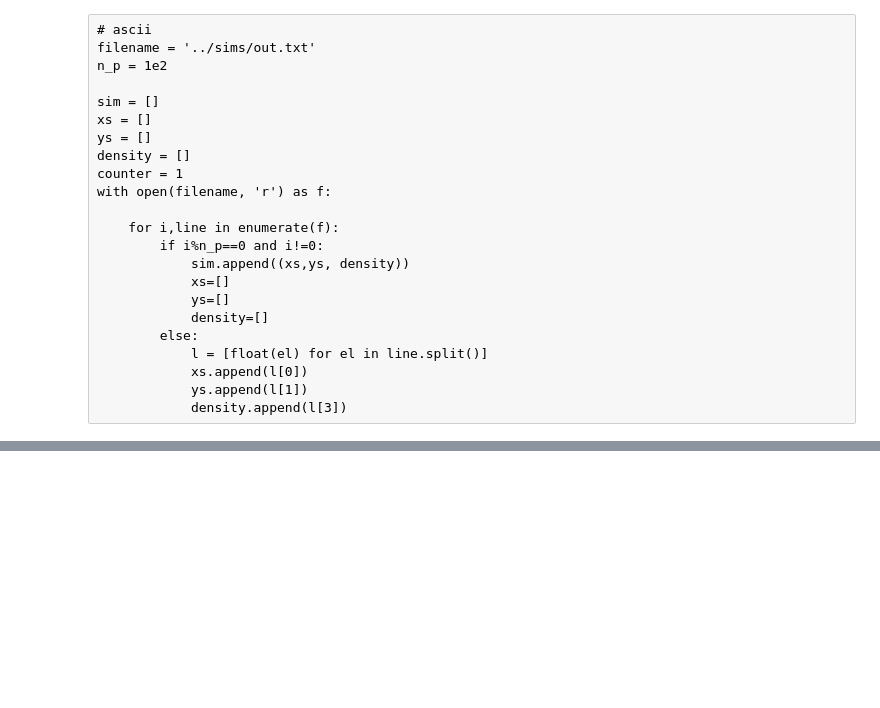
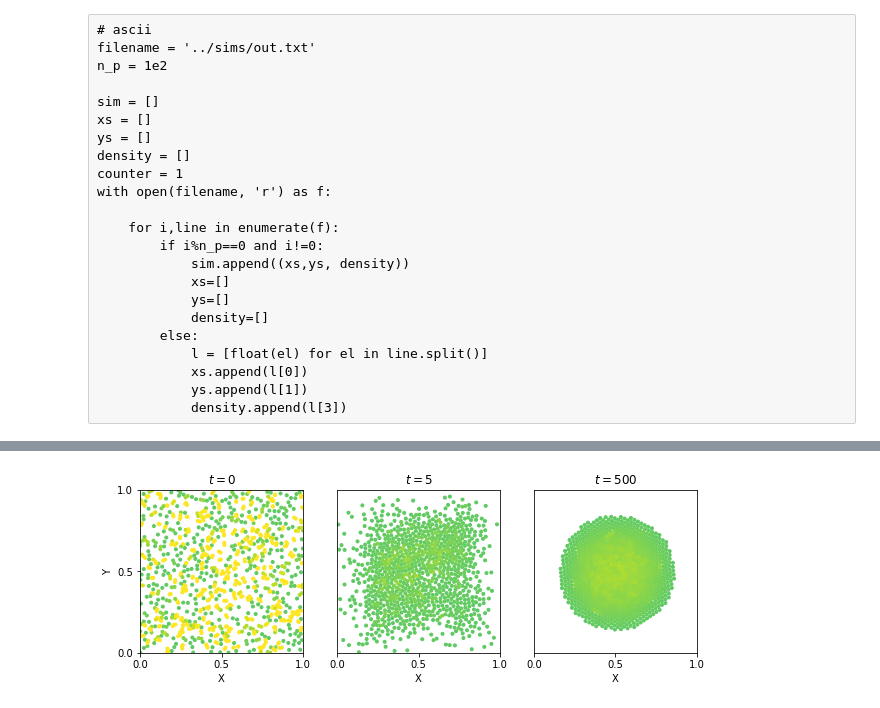
Before and after one commit to jsnguyen/cisms, a Jupyter notebook: analysis/cisms_analysis.ipynb, the cells around one changed output, grey strips where cells are left out. Cells and saved outputs as stored; diff of their text form; code cells hidden in the pictures; blank space fills up the shorter version.

```diff
--- a/analysis/cisms_analysis.ipynb
+++ b/analysis/cisms_analysis.ipynb
@@ -54,0 +130,41 @@ data = read_data(data_filename)
+# %%
+config_filename = '../sims/ism/ism.config'
+config = read_config(config_filename)
+
+data_filename = '../sims/ism/ism.dat'
+data = read_data(data_filename)
+
+fig,axs = plt.subplots(1, 3, figsize=(10,3))
+
+xs, ys, zs, density = data[0]
+axs[0].scatter(xs, ys, c=density, cmap='viridis', marker='.', vmin=0.4, vmax=0.6)
+
+xs, ys, zs, density = data[200]
+axs[1].scatter(xs, ys, c=density, cmap='viridis', marker='.', vmin=0.4, vmax=0.6)
+
+xs, ys, zs, density = data[-1]
+axs[2].scatter(xs, ys, c=density, cmap='viridis', marker='.', vmin=0.4, vmax=0.6)
+
+
+for ax in axs:
+
+    ax.set_xticks(np.arange(-1,1.5,0.5))
+    ax.set_yticks(np.arange(-1,1.5,0.5))
+    ax.axis('square')
+    ax.set_xlim(0,1)
+    ax.set_ylim(0,1)
+    ax.set_xlabel('X')
+
+axs[0].set_title('$t=0$')
+axs[1].set_title('$t=5$')
+axs[2].set_title('$t=500$')
+
+axs[0].set_ylabel('Y')
+axs[1].get_yaxis().set_visible(False)
+axs[2].get_yaxis().set_visible(False)
+
+
+fig.savefig('ism.pdf', bbox_inches='tight')
+plt.show()
+# %% [output]
+[figure, added]
```
Also changed, not shown: parts of 16 cells of this notebook, 12 other files.
